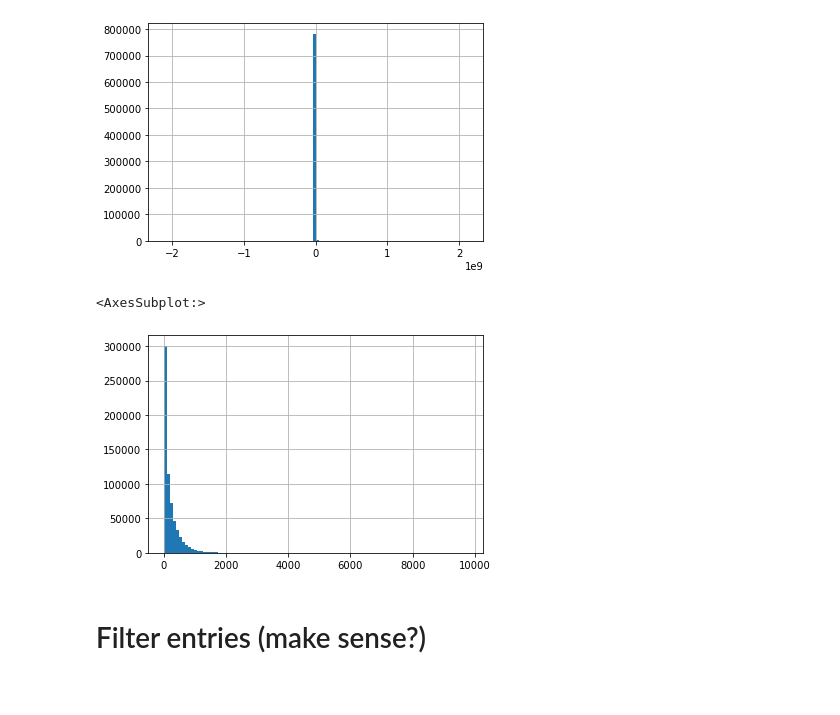
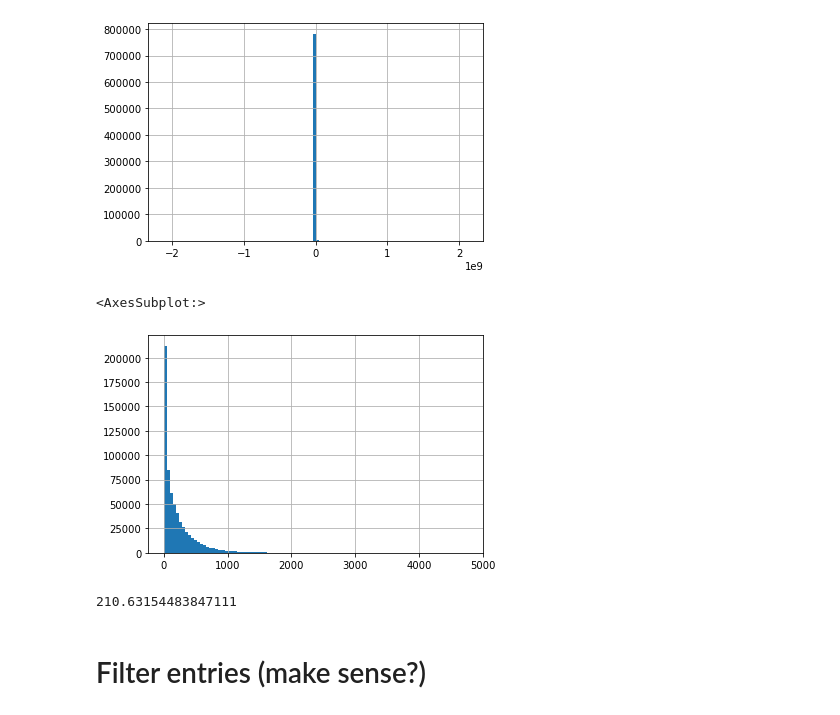
Before and after one commit to abarela13/onl_ds5_project_1, a Jupyter notebook: minimun_analysis_mta.ipynb, the cells around one changed output. Cells and saved outputs as stored; diff of their text form; code cells hidden in the pictures.

```diff
--- a/minimun_analysis_mta.ipynb
+++ b/minimun_analysis_mta.ipynb
@@ -378,11 +409,15 @@ mta_2018_df['entries'].hist(bins=100)
 [figure]
 # %%
 # focus on the majority; exclude outliers
-mta_2018_filter_df = mta_2018_df.loc[(mta_2018_df.entries <10000) & (mta_2018_df.entries > 0)]
+mta_2018_filter_df = mta_2018_df.loc[(mta_2018_df.entries <5000) & (mta_2018_df.entries > 0)]
 mta_2018_filter_df["entries"].hist(bins=100)
 # %% [output]
 <AxesSubplot:>
-[figure, old version]
+[figure, new version]
+# %%
+mta_2018_filter_df.entries.mean()
+# %% [output]
+210.63154483847111
 # %% [markdown]
 # Filter entries (make sense?)
 # %%
```
Also changed, not shown: parts of 2 cells of this notebook, 4 other files.
